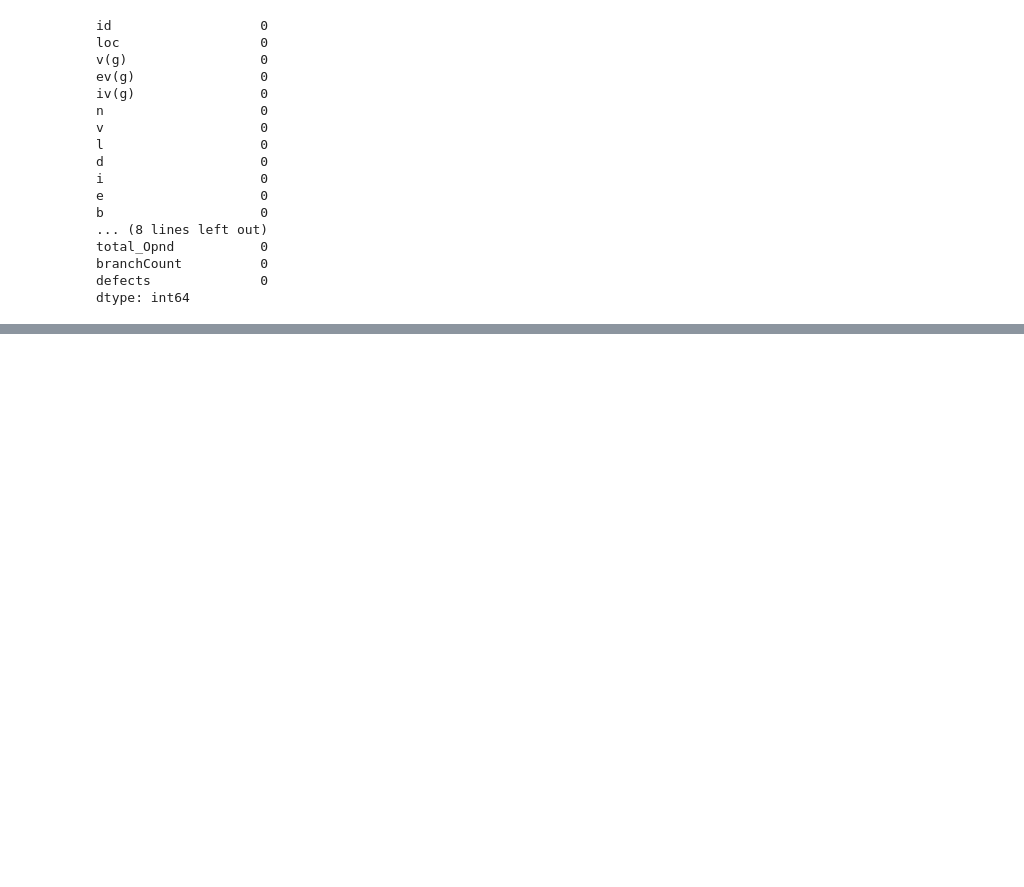
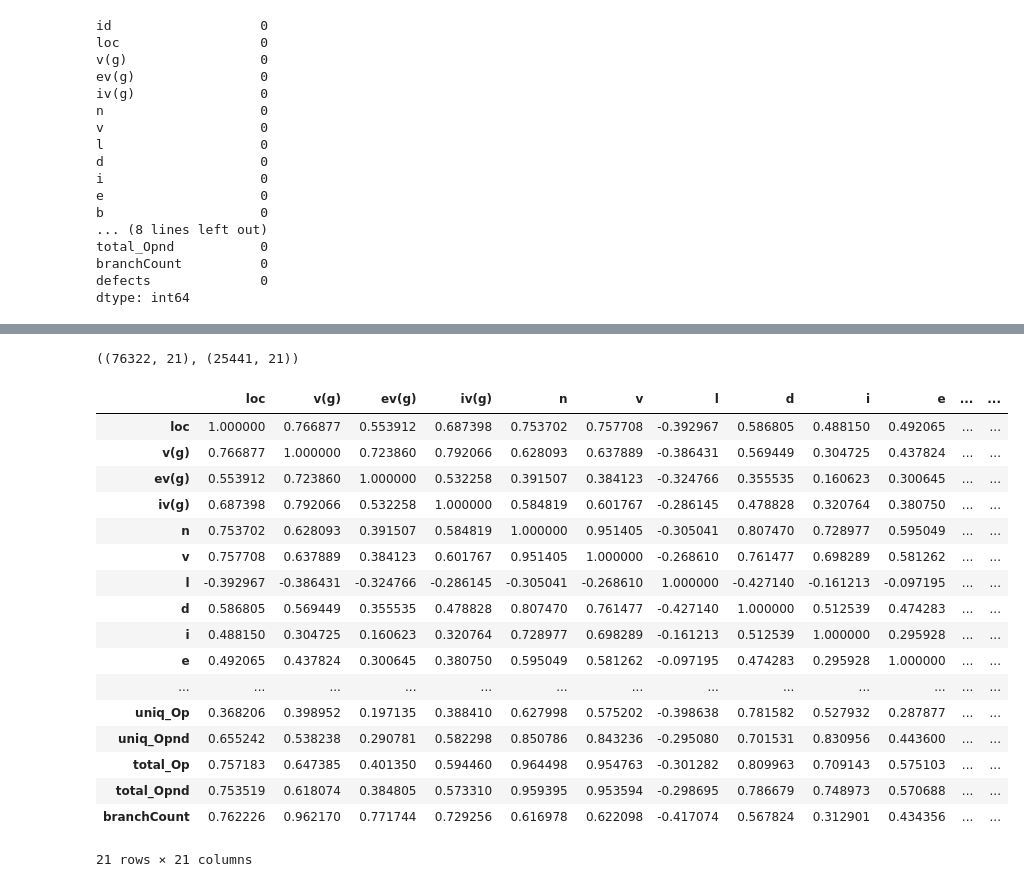
Before and after one commit to abideen-olawuwo/binaryclassification, a Jupyter notebook: binaryclassification.ipynb, the cells around one changed output, grey strips where cells are left out. Saved outputs shown, nothing was run; the diff lists cells and outputs as text; code cells hidden in the pictures; blank space fills up the shorter version.

```diff
--- a/binaryclassification.ipynb
+++ b/binaryclassification.ipynb
@@ -190,0 +220,26 @@ y=df['defects']
+# %%
+X_train.shape,X_test.shape
+# %% [output]
+((76322, 21), (25441, 21))
+# %%
+## Feature Selection based on correlaltion
+X_train.corr()
+# %% [output]
+|  | loc | v(g) | ev(g) | iv(g) | n | v | l | d | i | e | ... | ... |
+| loc | 1.000000 | 0.766877 | 0.553912 | 0.687398 | 0.753702 | 0.757708 | -0.392967 | 0.586805 | 0.488150 | 0.492065 | ... | ... |
+| v(g) | 0.766877 | 1.000000 | 0.723860 | 0.792066 | 0.628093 | 0.637889 | -0.386431 | 0.569449 | 0.304725 | 0.437824 | ... | ... |
+| ev(g) | 0.553912 | 0.723860 | 1.000000 | 0.532258 | 0.391507 | 0.384123 | -0.324766 | 0.355535 | 0.160623 | 0.300645 | ... | ... |
+| iv(g) | 0.687398 | 0.792066 | 0.532258 | 1.000000 | 0.584819 | 0.601767 | -0.286145 | 0.478828 | 0.320764 | 0.380750 | ... | ... |
+| n | 0.753702 | 0.628093 | 0.391507 | 0.584819 | 1.000000 | 0.951405 | -0.305041 | 0.807470 | 0.728977 | 0.595049 | ... | ... |
+| v | 0.757708 | 0.637889 | 0.384123 | 0.601767 | 0.951405 | 1.000000 | -0.268610 | 0.761477 | 0.698289 | 0.581262 | ... | ... |
+| l | -0.392967 | -0.386431 | -0.324766 | -0.286145 | -0.305041 | -0.268610 | 1.000000 | -0.427140 | -0.161213 | -0.097195 | ... | ... |
+| d | 0.586805 | 0.569449 | 0.355535 | 0.478828 | 0.807470 | 0.761477 | -0.427140 | 1.000000 | 0.512539 | 0.474283 | ... | ... |
+| i | 0.488150 | 0.304725 | 0.160623 | 0.320764 | 0.728977 | 0.698289 | -0.161213 | 0.512539 | 1.000000 | 0.295928 | ... | ... |
+| e | 0.492065 | 0.437824 | 0.300645 | 0.380750 | 0.595049 | 0.581262 | -0.097195 | 0.474283 | 0.295928 | 1.000000 | ... | ... |
+| ... | ... | ... | ... | ... | ... | ... | ... | ... | ... | ... | ... | ... |
+| uniq_Op | 0.368206 | 0.398952 | 0.197135 | 0.388410 | 0.627998 | 0.575202 | -0.398638 | 0.781582 | 0.527932 | 0.287877 | ... | ... |
+| uniq_Opnd | 0.655242 | 0.538238 | 0.290781 | 0.582298 | 0.850786 | 0.843236 | -0.295080 | 0.701531 | 0.830956 | 0.443600 | ... | ... |
+| total_Op | 0.757183 | 0.647385 | 0.401350 | 0.594460 | 0.964498 | 0.954763 | -0.301282 | 0.809963 | 0.709143 | 0.575103 | ... | ... |
+| total_Opnd | 0.753519 | 0.618074 | 0.384805 | 0.573310 | 0.959395 | 0.953594 | -0.298695 | 0.786679 | 0.748973 | 0.570688 | ... | ... |
+| branchCount | 0.762226 | 0.962170 | 0.771744 | 0.729256 | 0.616978 | 0.622098 | -0.417074 | 0.567824 | 0.312901 | 0.434356 | ... | ... |
+21 rows × 21 columns
```
Also changed, not shown: parts of 20 cells of this notebook.
